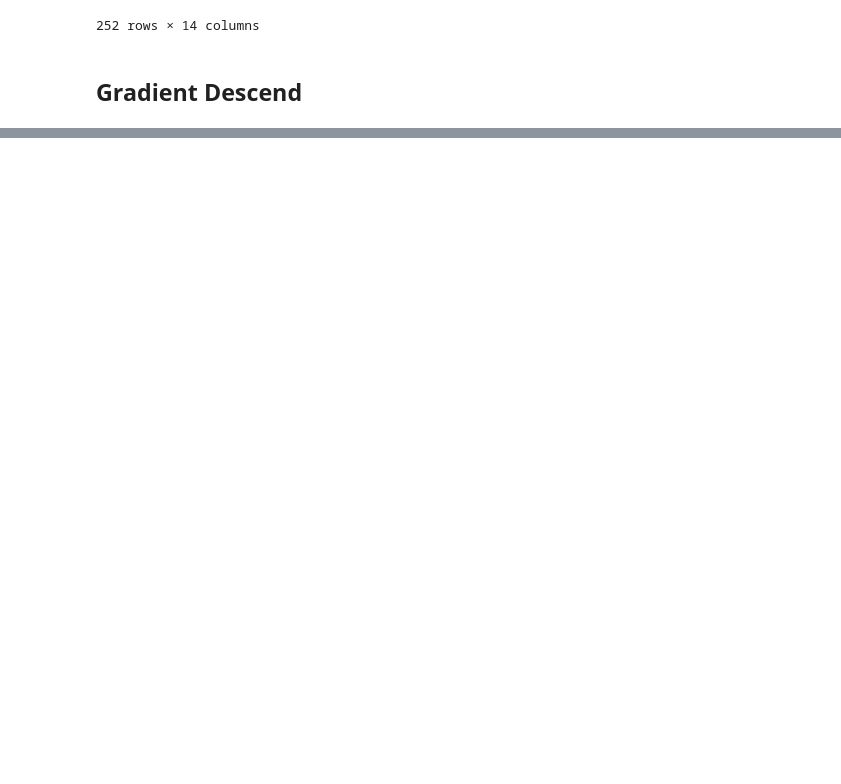
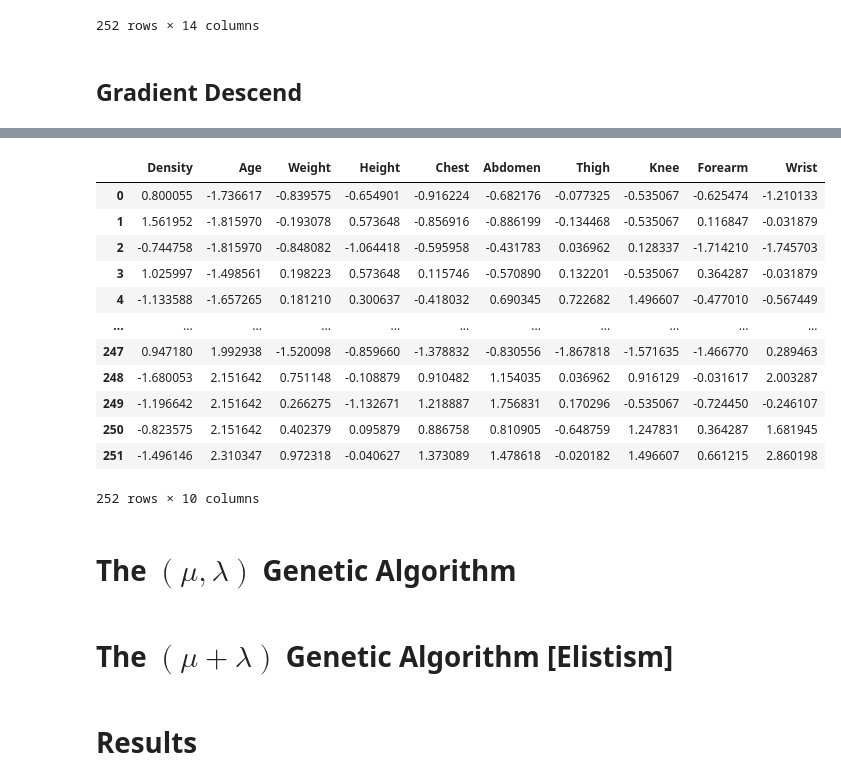
Before and after one commit to Hizejake/Optimization, a Jupyter notebook: Genetic Algorithms/body_fat_GA.ipynb, the cells around one changed output, grey strips where cells are left out. Drawn from its saved outputs; the diff is of its cells as text; code cells hidden in the pictures; blank space fills up the shorter version.

```diff
--- a/Genetic Algorithms/body_fat_GA.ipynb
+++ b/Genetic Algorithms/body_fat_GA.ipynb
@@ -145,0 +179,3 @@ array([19.14996689, -7.19902639,  0.24322083, -0.06041829,  0.02063024,
+# %%
+test_parents = parent_pops(X,10,y)
+test_parents
@@ -145,0 +240,2 @@ array([19.14996689, -7.19902639,  0.24322083, -0.06041829,  0.02063024,
+# %%
+fittest_parents(test_parents,5,y)
@@ -145,0 +317,4 @@ array([19.14996689, -7.19902639,  0.24322083, -0.06041829,  0.02063024,
+# %%
+test_parent1 = fittest_parents(test_parents,5,y)[0]
+test_parent2 = fittest_parents(test_parents,5,y)[1]
+test_parent1
@@ -145,0 +370,27 @@ array([19.14996689, -7.19902639,  0.24322083, -0.06041829,  0.02063024,
+# %%
+def rbf_mutation(X,parent1, parent2,mutation_rate):
+    # X = data.drop(target_variable, axis = 1)
+
+    bool_arr1 = np.zeros(X.shape[1])
+    parent_list1 = parent1.columns.tolist()
+    for i in parent_list1:
+        bool_arr1[X.columns.get_loc(i)] = 1
+
+    bool_arr2 = np.zeros(X.shape[1])
+    parent_list2 = parent2.columns.tolist()
+    for i in parent_list2:
+        bool_arr2[X.columns.get_loc(i)] = 1
+
+    for i in range(len(bool_arr1)):
+        if mutation_rate > np.random.normal(loc = .5, scale = .25, size = 1):
+            bool_arr1[i] = 1-bool_arr1[i]
+            continue
+    for i in range(len(bool_arr2)):
+        if mutation_rate > np.random.normal(loc = .5, scale = .25, size = 1):
+            bool_arr2[i] = 1-bool_arr2[i]
+            continue
+
+    new_parent1 = X.iloc[:, np.where(bool_arr1)[0]]
+    new_parent2 = X.iloc[:, np.where(bool_arr2)[0]]
+
+    return new_parent1, new_parent2
@@ -145,0 +413,19 @@ array([19.14996689, -7.19902639,  0.24322083, -0.06041829,  0.02063024,
+# %%
+test_mutant1,test_mutant2 = rbf_mutation(X,test_parent1,test_parent2,0.6)
+test_mutant1
+# %% [output]
+|  | Density | Age | Weight | Height | Chest | Abdomen | Thigh | Knee | Forearm | Wrist |
+| 0 | 0.800055 | -1.736617 | -0.839575 | -0.654901 | -0.916224 | -0.682176 | -0.077325 | -0.535067 | -0.625474 | -1.210133 |
+| 1 | 1.561952 | -1.815970 | -0.193078 | 0.573648 | -0.856916 | -0.886199 | -0.134468 | -0.535067 | 0.116847 | -0.031879 |
+| 2 | -0.744758 | -1.815970 | -0.848082 | -1.064418 | -0.595958 | -0.431783 | 0.036962 | 0.128337 | -1.714210 | -1.745703 |
+| 3 | 1.025997 | -1.498561 | 0.198223 | 0.573648 | 0.115746 | -0.570890 | 0.132201 | -0.535067 | 0.364287 | -0.031879 |
+| 4 | -1.133588 | -1.657265 | 0.181210 | 0.300637 | -0.418032 | 0.690345 | 0.722682 | 1.496607 | -0.477010 | -0.567449 |
+| ... | ... | ... | ... | ... | ... | ... | ... | ... | ... | ... |
+| 247 | 0.947180 | 1.992938 | -1.520098 | -0.859660 | -1.378832 | -0.830556 | -1.867818 | -1.571635 | -1.466770 | 0.289463 |
+| 248 | -1.680053 | 2.151642 | 0.751148 | -0.108879 | 0.910482 | 1.154035 | 0.036962 | 0.916129 | -0.031617 | 2.003287 |
+| 249 | -1.196642 | 2.151642 | 0.266275 | -1.132671 | 1.218887 | 1.756831 | 0.170296 | -0.535067 | -0.724450 | -0.246107 |
+| 250 | -0.823575 | 2.151642 | 0.402379 | 0.095879 | 0.886758 | 0.810905 | -0.648759 | 1.247831 | 0.364287 | 1.681945 |
+| 251 | -1.496146 | 2.310347 | 0.972318 | -0.040627 | 1.373089 | 1.478618 | -0.020182 | 1.496607 | 0.661215 | 2.860198 |
+252 rows × 10 columns
+# %% [markdown]
+# The $(\mu , \lambda)$ Genetic Algorithm
@@ -145,0 +455,2 @@ array([19.14996689, -7.19902639,  0.24322083, -0.06041829,  0.02063024,
+# %% [markdown]
+# The $(\mu + \lambda)$ Genetic Algorithm [Elistism]
@@ -145,0 +481,2 @@ array([19.14996689, -7.19902639,  0.24322083, -0.06041829,  0.02063024,
+# %% [markdown]
+# Results
```
Also changed, not shown: parts of 34 cells of this notebook.
